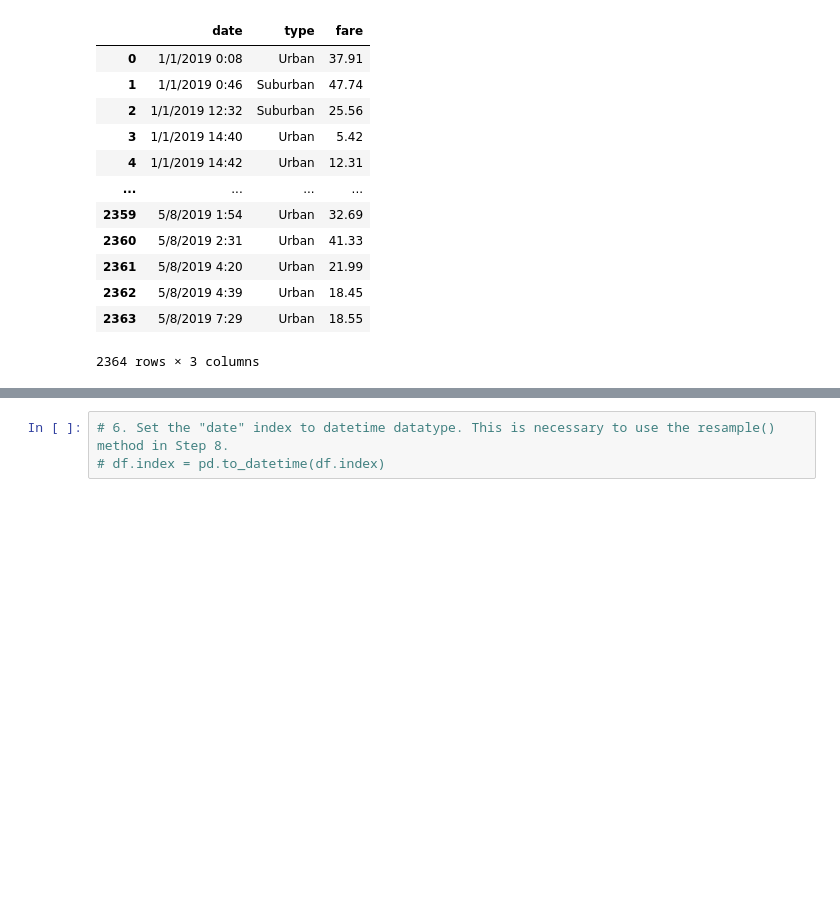
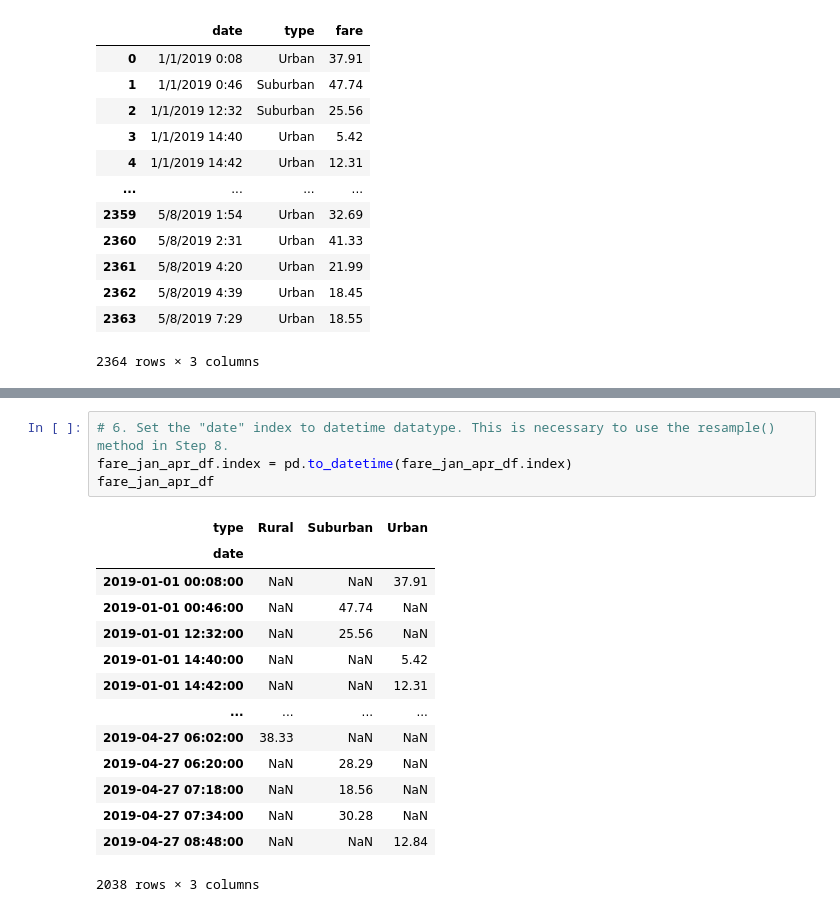
Before and after one commit to tonyferri/PyBer_Analysis, a Jupyter notebook: PyBer_Challenge.ipynb, the cells around one changed output, grey strips where cells are left out. Drawn from its saved outputs; the diff is of its cells as text; blank space fills up the shorter version.

```diff
--- a/PyBer_Challenge.ipynb
+++ b/PyBer_Challenge.ipynb
@@ -192,5 +196,21 @@ fare_summary_df_pivot
 # %%
 # 6. Set the "date" index to datetime datatype. This is necessary to use the resample() method in Step 8.
-# df.index = pd.to_datetime(df.index)
+fare_jan_apr_df.index = pd.to_datetime(fare_jan_apr_df.index)
+fare_jan_apr_df
+# %% [output]
+| type | Rural | Suburban | Urban |
+| date |  |  |  |
+| 2019-01-01 00:08:00 | NaN | NaN | 37.91 |
+| 2019-01-01 00:46:00 | NaN | 47.74 | NaN |
+| 2019-01-01 12:32:00 | NaN | 25.56 | NaN |
+| 2019-01-01 14:40:00 | NaN | NaN | 5.42 |
+| 2019-01-01 14:42:00 | NaN | NaN | 12.31 |
+| ... | ... | ... | ... |
+| 2019-04-27 06:02:00 | 38.33 | NaN | NaN |
+| 2019-04-27 06:20:00 | NaN | 28.29 | NaN |
+| 2019-04-27 07:18:00 | NaN | 18.56 | NaN |
+| 2019-04-27 07:34:00 | NaN | 30.28 | NaN |
+| 2019-04-27 08:48:00 | NaN | NaN | 12.84 |
+2038 rows × 3 columns
 # %%
 # 7. Check that the datatype for the index is datetime using df.info()
```
Also changed, not shown: parts of 6 cells of this notebook.
